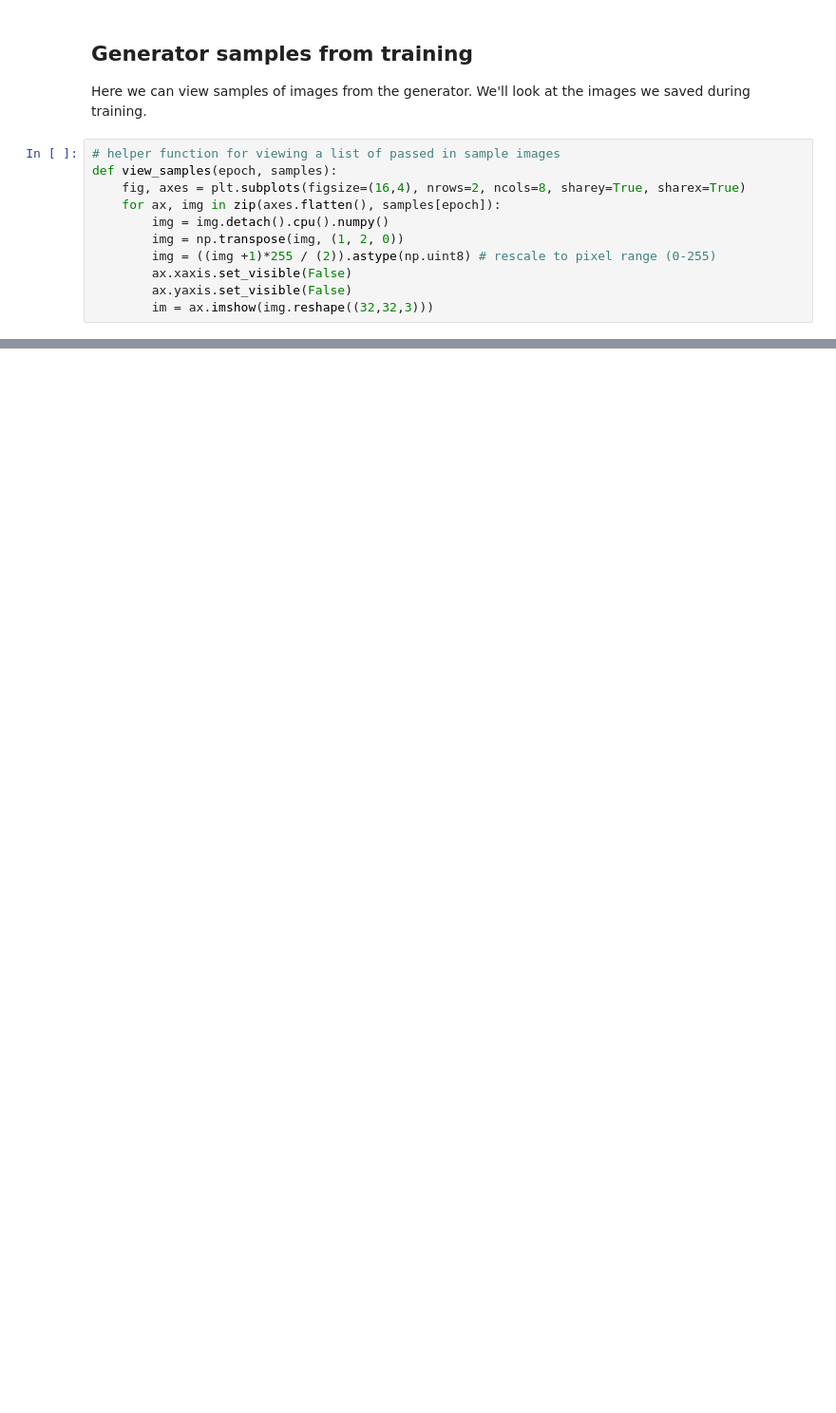
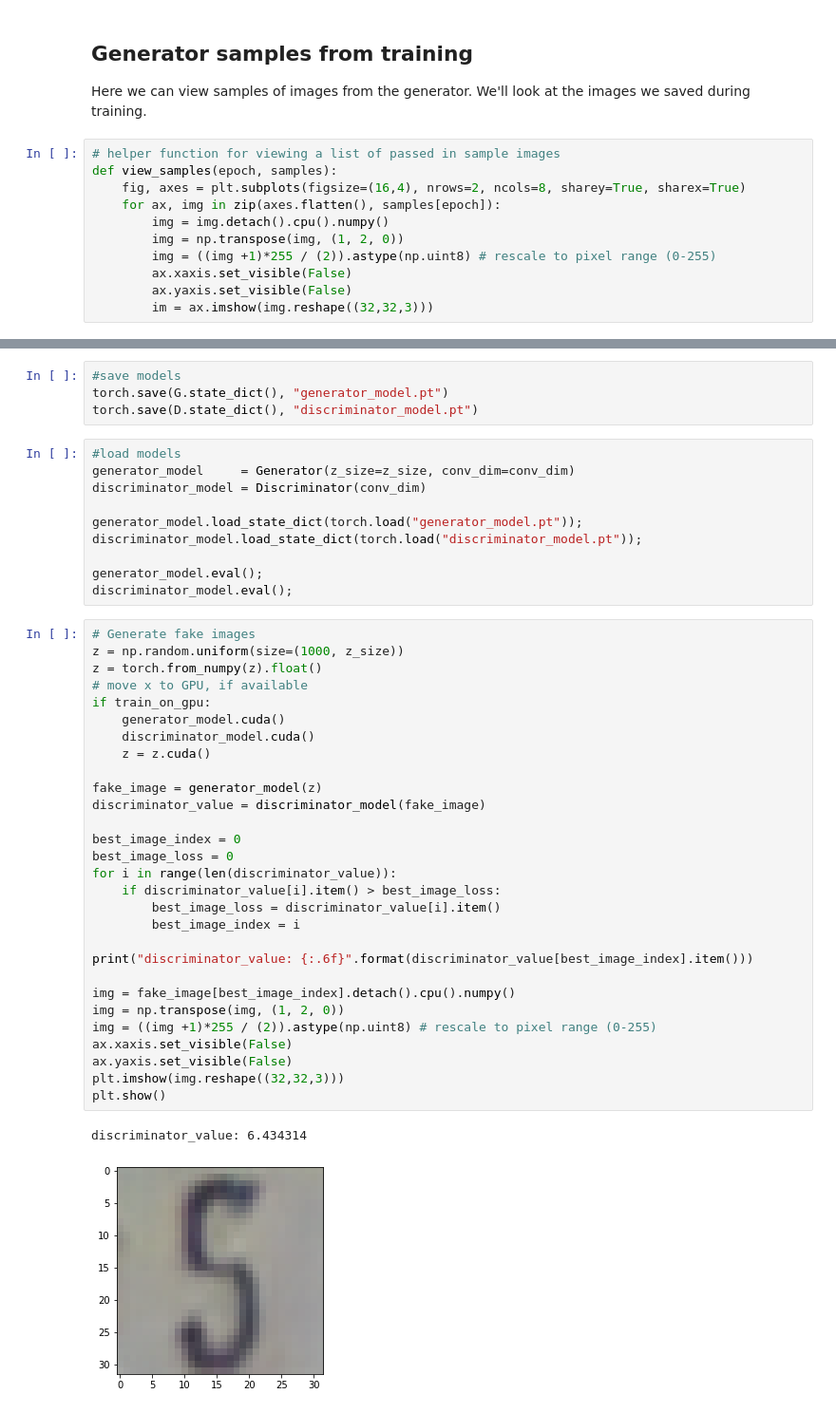
Before and after one commit to nathan-standafer/dcgan-streetsigns, a Jupyter notebook: DCGAN_Exercise.ipynb, the cells around one changed output, grey strips where cells are left out. Shown at 95% size. Drawn from its saved outputs; the diff is of its cells as text; blank space fills up the shorter version.

```diff
--- a/DCGAN_Exercise.ipynb
+++ b/DCGAN_Exercise.ipynb
@@ -557,0 +557,46 @@ _ = view_samples(-1, samples)
+# %%
+#save models
+torch.save(G.state_dict(), "generator_model.pt")
+torch.save(D.state_dict(), "discriminator_model.pt")
+# %%
+#load models
+generator_model     = Generator(z_size=z_size, conv_dim=conv_dim)
+discriminator_model = Discriminator(conv_dim)
+
+generator_model.load_state_dict(torch.load("generator_model.pt"));
+discriminator_model.load_state_dict(torch.load("discriminator_model.pt"));
+
+generator_model.eval();
+discriminator_model.eval();
+# %%
+# Generate fake images
+z = np.random.uniform(size=(1000, z_size))
+z = torch.from_numpy(z).float()
+# move x to GPU, if available
+if train_on_gpu:
+    generator_model.cuda()
+    discriminator_model.cuda()
+    z = z.cuda()
+
+fake_image = generator_model(z)
+discriminator_value = discriminator_model(fake_image)
+
+best_image_index = 0
+best_image_loss = 0
+for i in range(len(discriminator_value)):
+    if discriminator_value[i].item() > best_image_loss:
+        best_image_loss = discriminator_value[i].item()
+        best_image_index = i
+
+print("discriminator_value: {:.6f}".format(discriminator_value[best_image_index].item()))
+
+img = fake_image[best_image_index].detach().cpu().numpy()
+img = np.transpose(img, (1, 2, 0))
+img = ((img +1)*255 / (2)).astype(np.uint8) # rescale to pixel range (0-255)
+ax.xaxis.set_visible(False)
+ax.yaxis.set_visible(False)
+plt.imshow(img.reshape((32,32,3)))
+plt.show()
+# %% [output]
+discriminator_value: 6.434314
+[figure, added]
```
Also changed, not shown: parts of 9 cells of this notebook, 3 other files.
